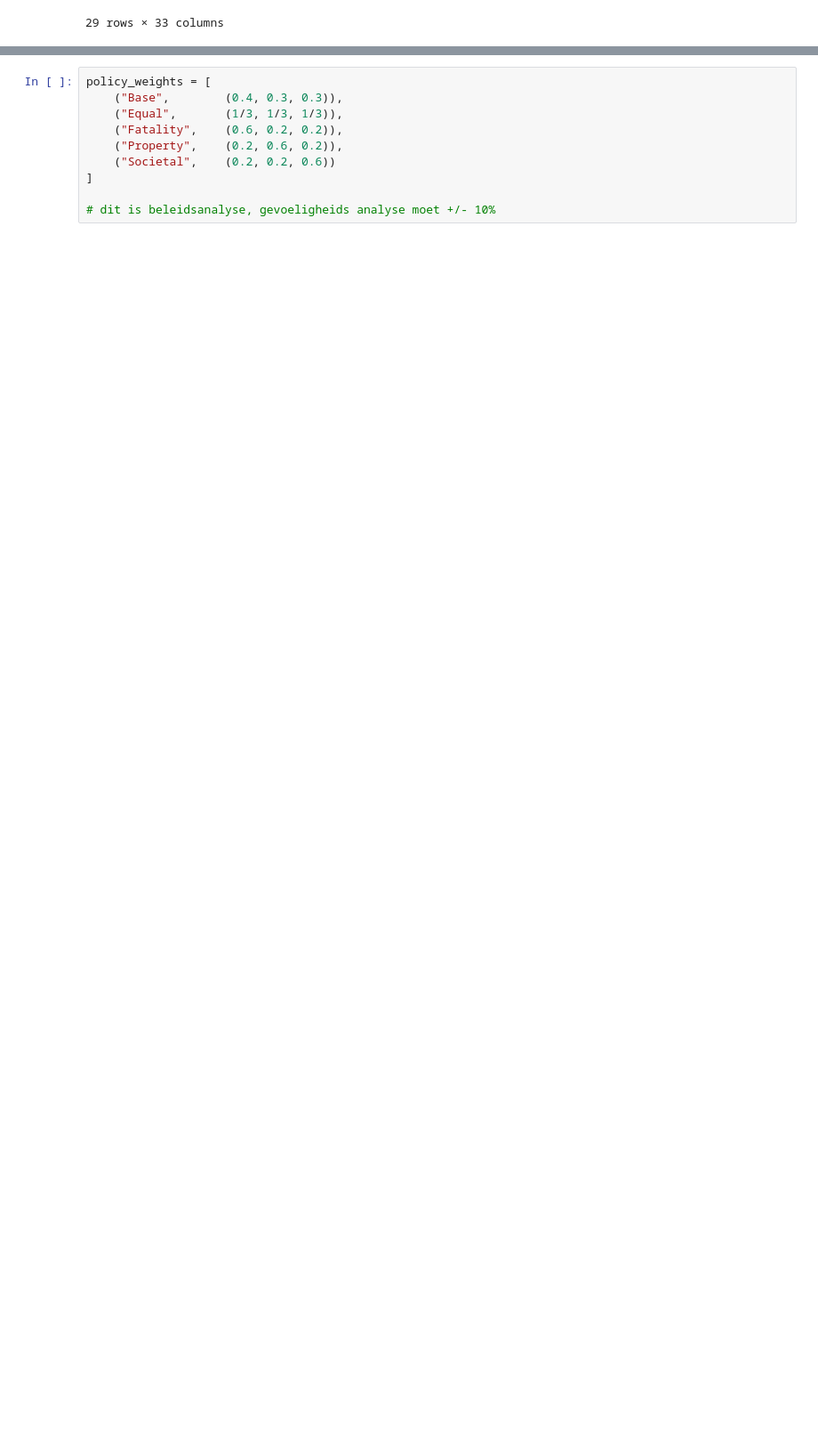
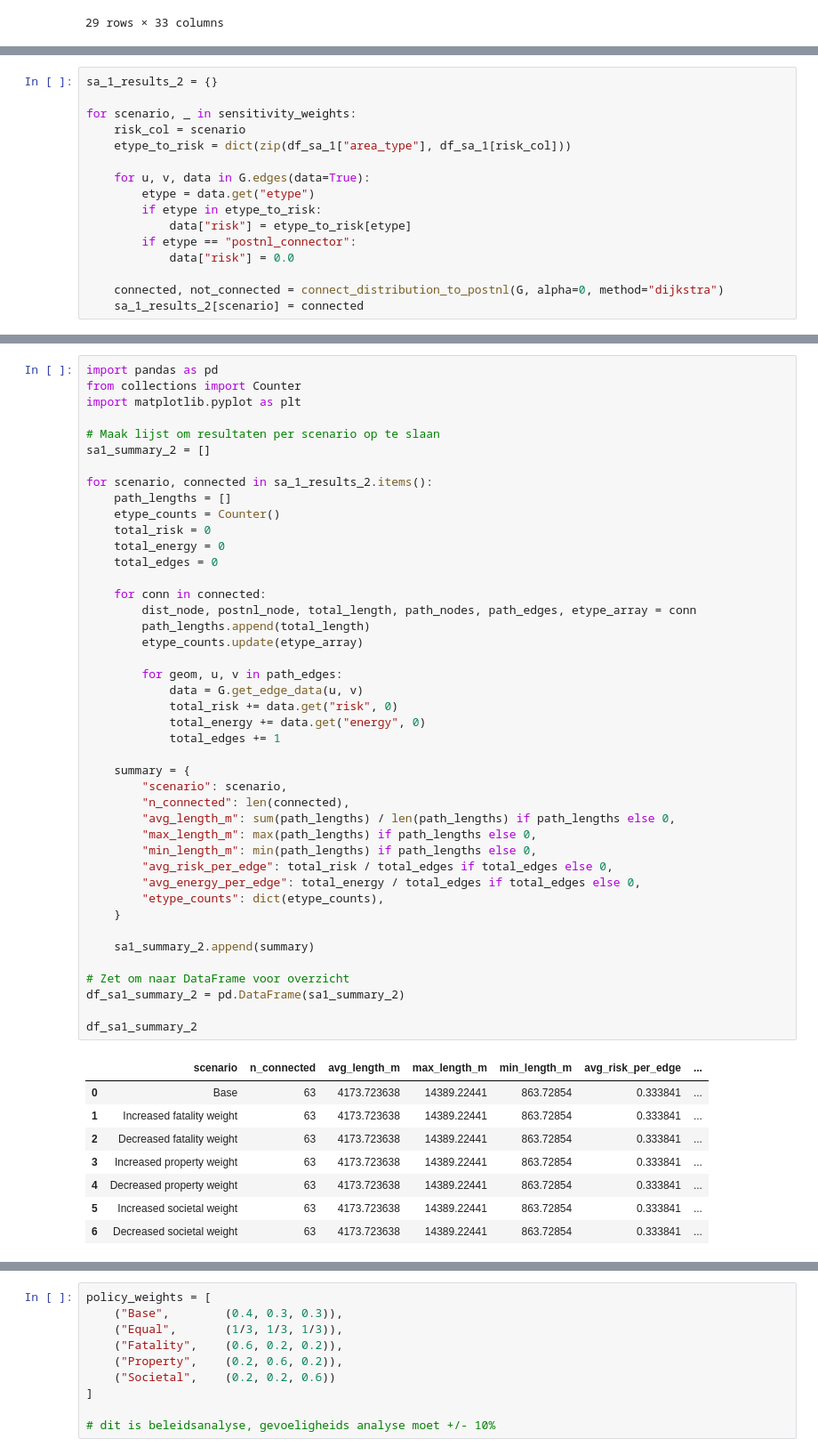
Before and after one commit to catomartens/thesis_cf_martens, a Jupyter notebook: sensitivity_analysis/risk_sensitivity.ipynb, the cells around one changed output, grey strips where cells are left out. Shown at 89% size. Cells and saved outputs as stored; diff of their text form; blank space fills up the shorter version.

```diff
--- a/sensitivity_analysis/risk_sensitivity.ipynb
+++ b/sensitivity_analysis/risk_sensitivity.ipynb
@@ -142,0 +222,16 @@ for scenario, risk_col in sensitivity_weights:
+# %%
+sa_1_results_2 = {}
+
+for scenario, _ in sensitivity_weights:
+    risk_col = scenario
+    etype_to_risk = dict(zip(df_sa_1["area_type"], df_sa_1[risk_col]))
+
+    for u, v, data in G.edges(data=True):
+        etype = data.get("etype")
+        if etype in etype_to_risk:
+            data["risk"] = etype_to_risk[etype]
+        if etype == "postnl_connector":
+            data["risk"] = 0.0
+
+    connected, not_connected = connect_distribution_to_postnl(G, alpha=0, method="dijkstra")
+    sa_1_results_2[scenario] = connected
@@ -142,0 +256,52 @@ for scenario, risk_col in sensitivity_weights:
+# %%
+import pandas as pd
+from collections import Counter
+import matplotlib.pyplot as plt
+
+# Maak lijst om resultaten per scenario op te slaan
+sa1_summary_2 = []
+
+for scenario, connected in sa_1_results_2.items():
+    path_lengths = []
+    etype_counts = Counter()
+    total_risk = 0
+    total_energy = 0
+    total_edges = 0
+
+    for conn in connected:
+        dist_node, postnl_node, total_length, path_nodes, path_edges, etype_array = conn
+        path_lengths.append(total_length)
+        etype_counts.update(etype_array)
+
+        for geom, u, v in path_edges:
+            data = G.get_edge_data(u, v)
+            total_risk += data.get("risk", 0)
+            total_energy += data.get("energy", 0)
+            total_edges += 1
+
+    summary = {
+        "scenario": scenario,
+        "n_connected": len(connected),
+        "avg_length_m": sum(path_lengths) / len(path_lengths) if path_lengths else 0,
+        "max_length_m": max(path_lengths) if path_lengths else 0,
+        "min_length_m": min(path_lengths) if path_lengths else 0,
+        "avg_risk_per_edge": total_risk / total_edges if total_edges else 0,
+        "avg_energy_per_edge": total_energy / total_edges if total_edges else 0,
+        "etype_counts": dict(etype_counts),
+    }
+
+    sa1_summary_2.append(summary)
+
+# Zet om naar DataFrame voor overzicht
+df_sa1_summary_2 = pd.DataFrame(sa1_summary_2)
+
+df_sa1_summary_2
+# %% [output]
+|  | scenario | n_connected | avg_length_m | max_length_m | min_length_m | avg_risk_per_edge | ... |
+| 0 | Base | 63 | 4173.723638 | 14389.22441 | 863.72854 | 0.333841 | ... |
+| 1 | Increased fatality weight | 63 | 4173.723638 | 14389.22441 | 863.72854 | 0.333841 | ... |
+| 2 | Decreased fatality weight | 63 | 4173.723638 | 14389.22441 | 863.72854 | 0.333841 | ... |
+| 3 | Increased property weight | 63 | 4173.723638 | 14389.22441 | 863.72854 | 0.333841 | ... |
+| 4 | Decreased property weight | 63 | 4173.723638 | 14389.22441 | 863.72854 | 0.333841 | ... |
+| 5 | Increased societal weight | 63 | 4173.723638 | 14389.22441 | 863.72854 | 0.333841 | ... |
+| 6 | Decreased societal weight | 63 | 4173.723638 | 14389.22441 | 863.72854 | 0.333841 | ... |
```
Also changed, not shown: parts of 49 cells of this notebook, 34 other files.
